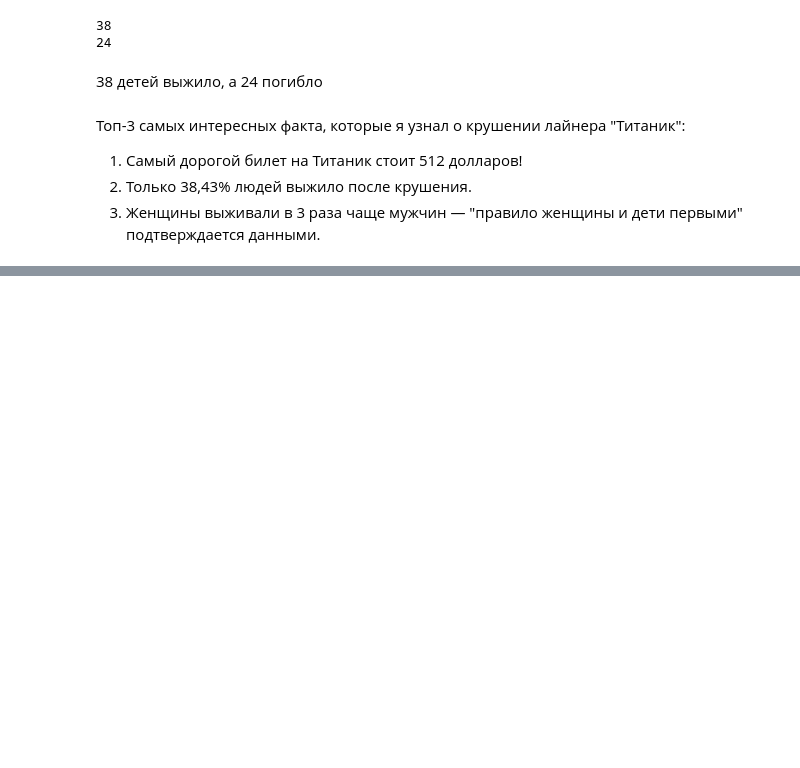
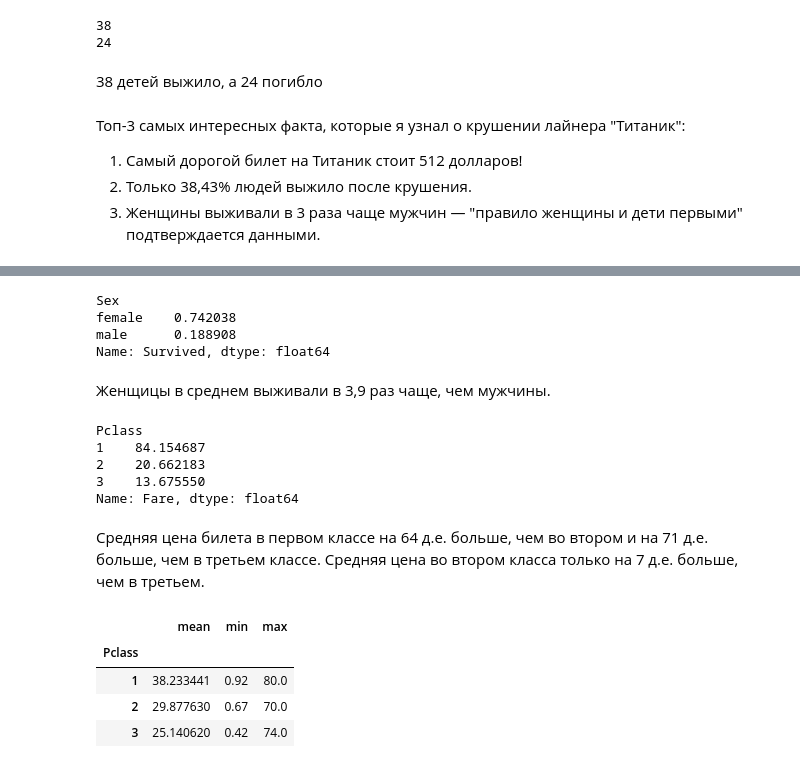
Before and after one commit to poluektovnikolaj68-droid/titanic-eda, a Jupyter notebook: titanic_practice.ipynb, the cells around one changed output, grey strips where cells are left out. Drawn from its saved outputs; the diff is of its cells as text; code cells hidden in the pictures; blank space fills up the shorter version.

Commit message:
Исправил вывод groupby по полу и классу

```diff
--- a/titanic_practice.ipynb
+++ b/titanic_practice.ipynb
@@ -277,0 +284,29 @@ print(dead_cheldren)
+# %%
+df.groupby('Sex')['Survived'].mean()
+# %% [output]
+Sex
+female    0.742038
+male      0.188908
+Name: Survived, dtype: float64
+# %% [markdown]
+Женщицы в среднем выживали в 3,9 раз чаще, чем мужчины.
+# %%
+#средняя цена билета по классу
+df.groupby('Pclass')['Fare'].mean()
+# %% [output]
+Pclass
+1    84.154687
+2    20.662183
+3    13.675550
+Name: Fare, dtype: float64
+# %% [markdown]
+Средняя цена билета в первом классе на 64 д.е. больше, чем во втором и на 71 д.е. больше, чем в третьем классе.
+Средняя цена во втором класса только на 7 д.е. больше, чем в третьем.
+# %%
+df.groupby('Pclass')['Age'].agg(['mean', 'min', 'max'])
+# %% [output]
+|  | mean | min | max |
+| Pclass |  |  |  |
+| 1 | 38.233441 | 0.92 | 80.0 |
+| 2 | 29.877630 | 0.67 | 70.0 |
+| 3 | 25.140620 | 0.42 | 74.0 |
```
Also changed, not shown: parts of 12 cells of this notebook.
